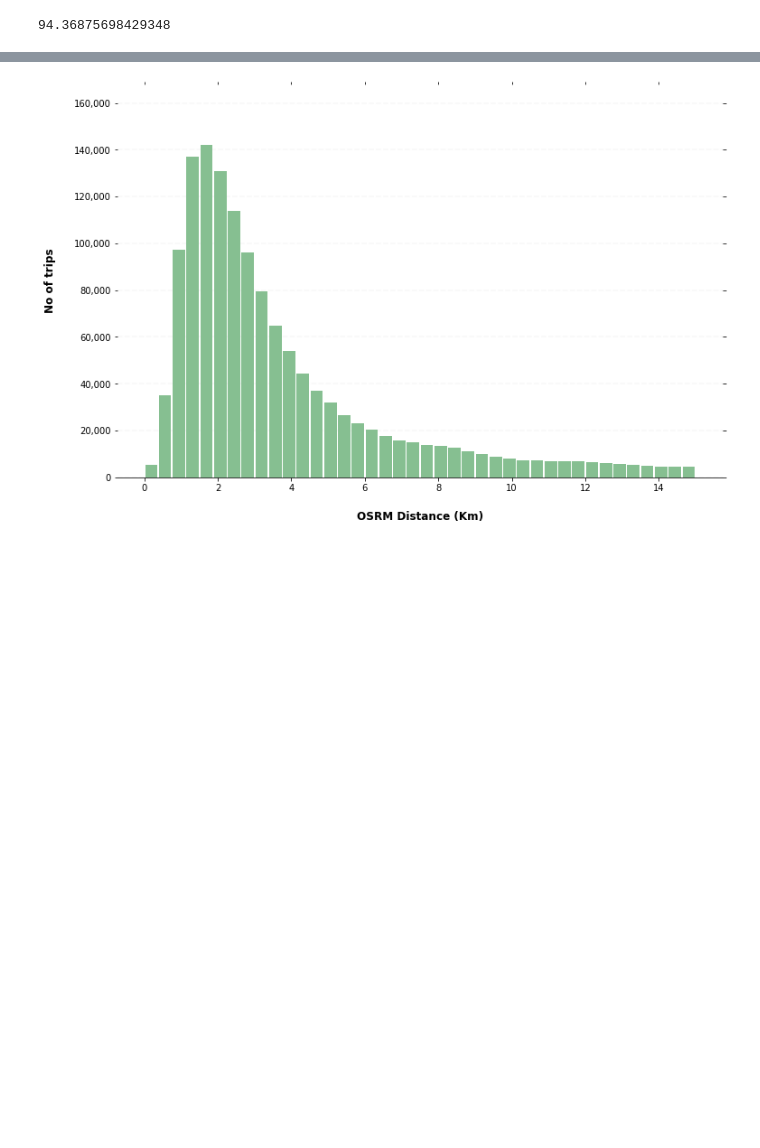
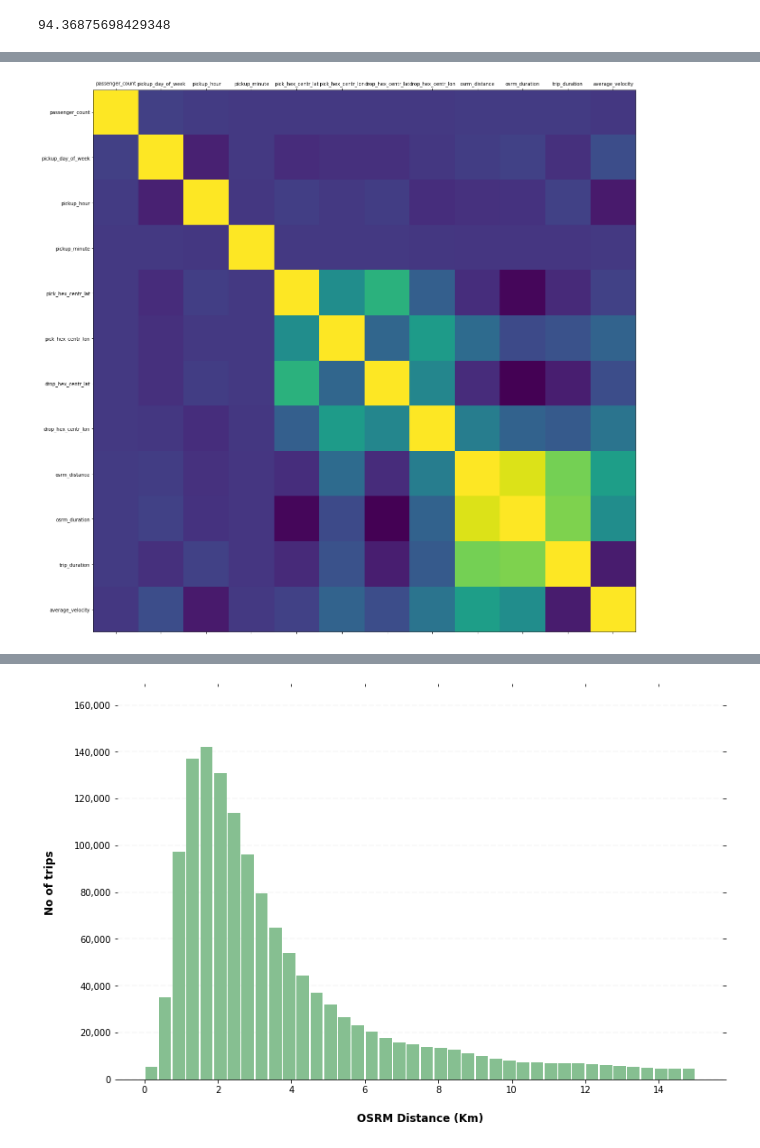
Before and after one commit to Taxyy/Taxi-Trip-Duration, a Jupyter notebook: predictive_analysis/predictive_analysis_notebook.ipynb, the cells around one changed output, grey strips where cells are left out. Drawn from its saved outputs; the diff is of its cells as text; code cells hidden in the pictures; blank space fills up the shorter version.

```diff
--- a/predictive_analysis/predictive_analysis_notebook.ipynb
+++ b/predictive_analysis/predictive_analysis_notebook.ipynb
@@ -442,0 +473,9 @@ cleaned_df = transformed_df[((transformed_df['average_velocity'] < 50) & (transf
+# %%
+corr = cleaned_df.corr()
+fig, ax = plt.subplots(figsize=(21, 21))
+ax.matshow(corr)
+plt.xticks(range(len(corr.columns)), corr.columns)
+plt.yticks(range(len(corr.columns)), corr.columns)
+plt.show()
+# %% [output]
+[figure, added]
```
Also changed, not shown: parts of 5 cells of this notebook.
